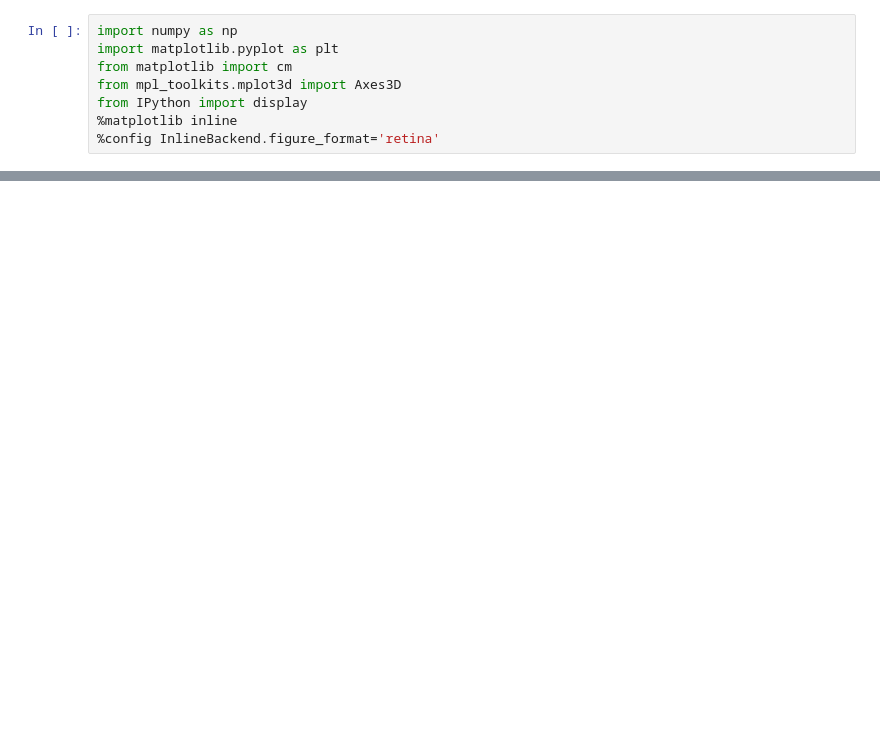
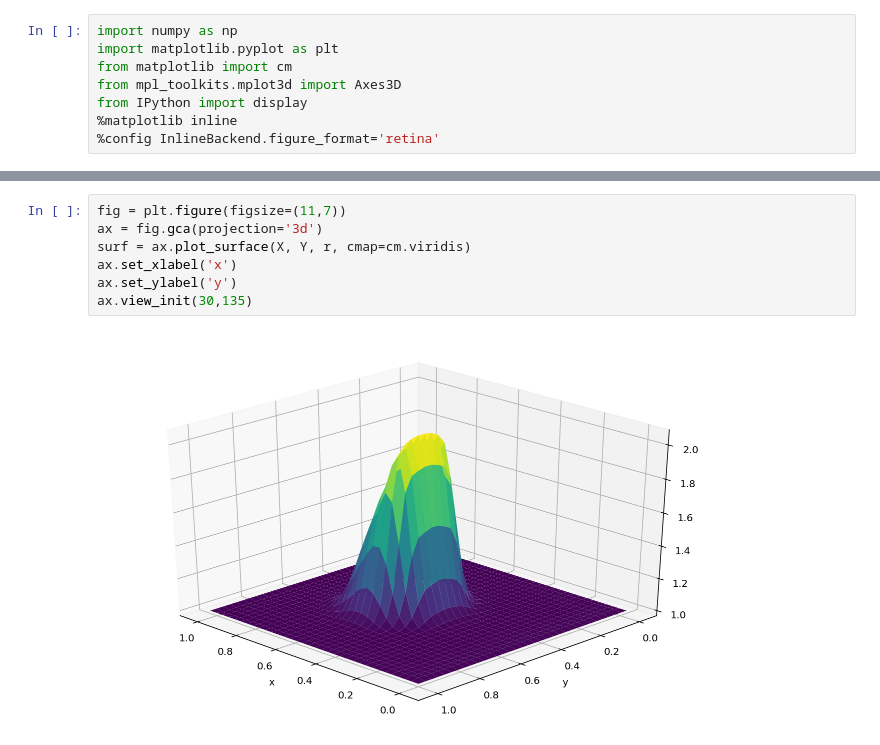
Before and after one commit to mattwilliams06/PythonCFD, a Jupyter notebook: FiniteVolume/density_advection.ipynb, the cells around one changed output, grey strips where cells are left out. Drawn from its saved outputs; the diff is of its cells as text; blank space fills up the shorter version.

```diff
--- a/FiniteVolume/density_advection.ipynb
+++ b/FiniteVolume/density_advection.ipynb
@@ -346,0 +182,9 @@ for steps in range(nstep):
+# %%
+fig = plt.figure(figsize=(11,7))
+ax = fig.gca(projection='3d')
+surf = ax.plot_surface(X, Y, r, cmap=cm.viridis)
+ax.set_xlabel('x')
+ax.set_ylabel('y')
+ax.view_init(30,135)
+# %% [output]
+[figure, added]
```
Also changed, not shown: parts of 2 cells of this notebook, 1 other file.
